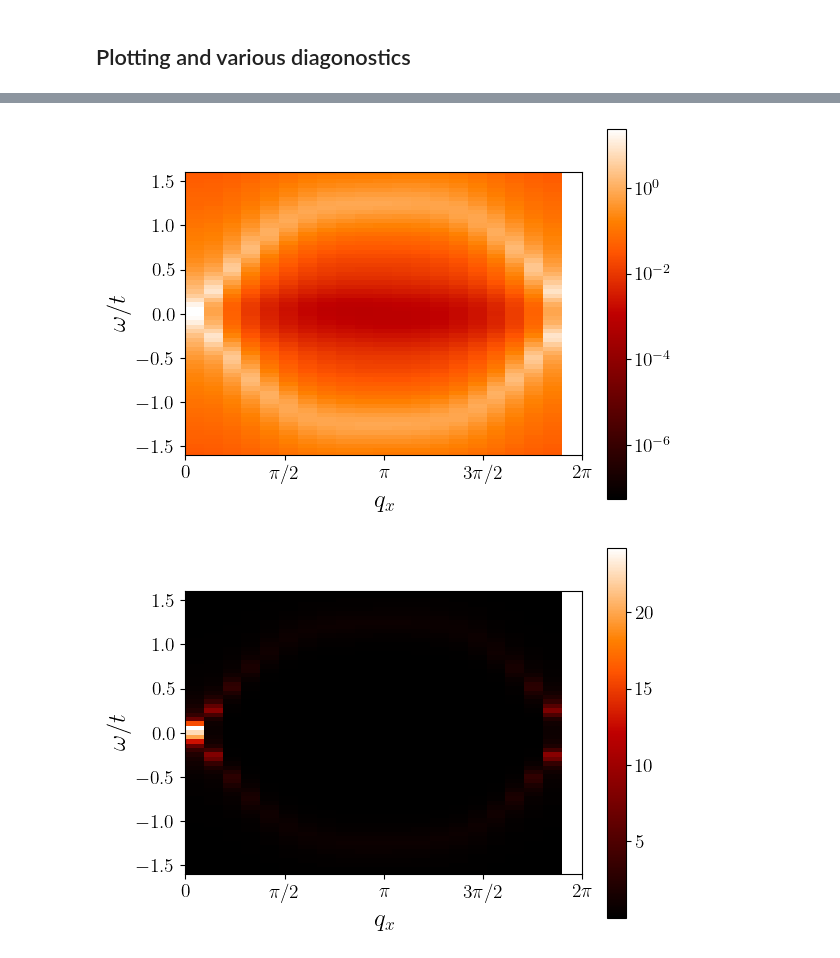
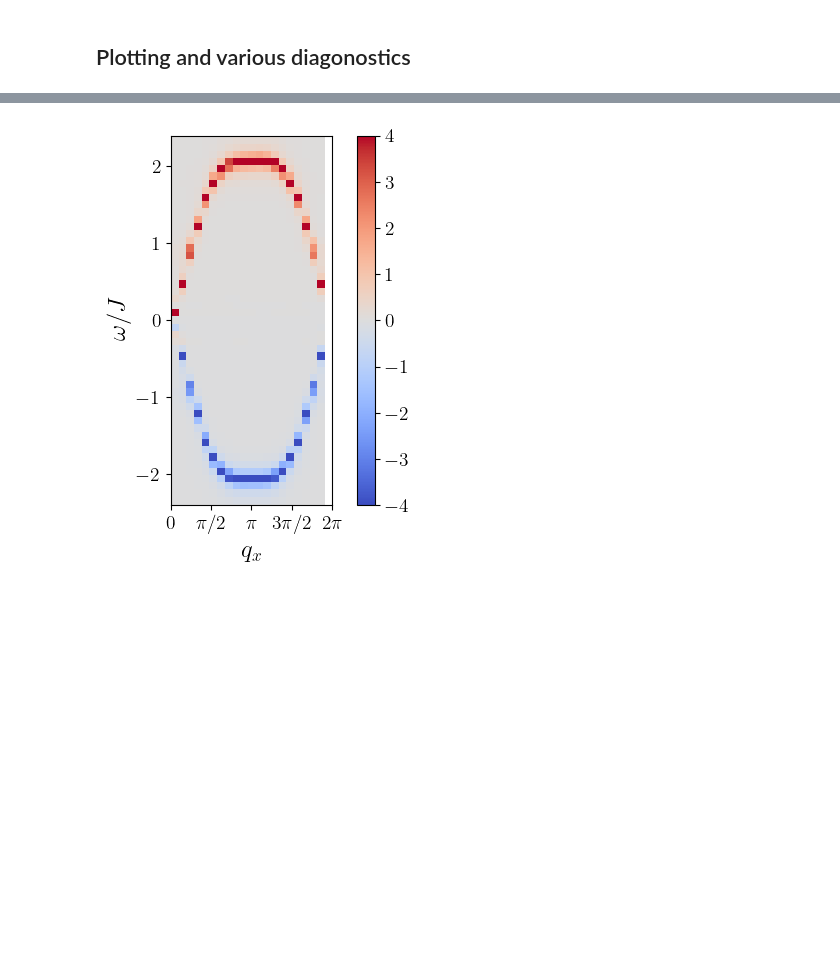
Before and after one commit to j-curtis/holes_and_magnons, a Jupyter notebook: Magnon_RPA_plots.ipynb, the cells around one changed output, grey strips where cells are left out. Cells and saved outputs as stored; diff of their text form; code cells hidden in the pictures; blank space fills up the shorter version.

```diff
--- a/Magnon_RPA_plots.ipynb
+++ b/Magnon_RPA_plots.ipynb
@@ -127,0 +26,5 @@ if True:
+# %%
+T = 0.11*rpa.t ##$ temperature
+U = 7.5*rpa.t ### Hubbard U (used to compute J)
+J = 4.*rpa.t**2/U ### Superexchange J
+mu = -3*rpa.t ### Chemical potential (controls doping)
@@ -128,22 +33,18 @@ if True:
 # %%
-T = 0.11*rpa.t
-U = 7.5*rpa.t
-J = 4.*rpa.t**2/U
-mu = -2.*rpa.t ### Chemical potential
+### Location of hole spectral functions
+holesDirectory = dataDirectory+"hole_spectra/03252025/"
+holesFile = "Hole_Spectral_functionJz0.05_alfa0.999_Nx20_Ny20"
 
-figDirectory = "../figures/"
-dataDirectory = "../data/"
+### Load in spectral function
+kxs,kys,ws,A = rpa.load_hole_spectrum(holesDirectory+holesFile)
 
-saveFigs = False
-
-holesDirectory = dataDirectory+"hole_spectra/03252025/"
-holesFile = "Hole_Spectral_functionJz0.05_alfa0.999_Nx20_Ny20"#"Hole_Spectral_functionJz0.05_alfa0.999_Nx20_Ny20"
-
-kxs,kys,ws,A = rpa.load_hole_spectrum(holesDirectory+holesFile)
+### Useful to make vectorized grids and keep track of sizes of arrays
 kxvs,kyvs,wvs = np.meshgrid(kxs,kys,ws)
 Nkx = len(kxs)
 Nky = len(kys)
 Nw = len(ws)
+
+### Compute doping
 delta = rpa.calc_density(kxs,kys,ws,A,mu,T)
 print("Hole doping: {d:0.1%}".format(d=delta))
 # %% [output]
@@ -155,7 +67,7 @@ Hole doping: 18.3%
 ImPi = rpa.calc_ImPi(kxs,kys,ws,A,mu,T)
 Pi = rpa.Kramers_Kronig(ws,ImPi)
 # %%
-### Magnon propagators
+### Magnon propagator
 magnon_kernel = rpa.RPA_kernel(kxs,kys,ws,Pi,J)
 magnon_propagator = np.zeros_like(magnon_kernel)
 spectra = np.zeros((Nkx,Nky,Nw))
@@ -164,6 +76,6 @@ for i in range(len(kxs)):
     for j in range(len(kys)):
         for k in range(len(ws)):
             magnon_propagator[:,:,i,j,k] = np.linalg.inv(magnon_kernel[:,:,i,j,k])
-            spectra[i,j,k] = np.imag( np.linalg.det(magnon_propagator[:,:,i,j,k]) )/np.pi
+            spectra[i,j,k] = ws[k]*np.imag( np.linalg.det(magnon_propagator[:,:,i,j,k]) )/np.pi
 # %% [markdown]
 ## Plotting and various diagonostics
@@ -254,21 +125,12 @@ if True:
 # %%
-plt.imshow(np.transpose(spectra[:,0,:]),origin='lower',extent=[kxs[0],kxs[-1],ws[0],ws[-1]],aspect=1.4,cmap='gist_heat',norm=mclr.LogNorm())
-plt.ylabel(r'$\omega/t$')
-plt.ylim(-3*J,3.*J)
+normed = mclr.Normalize(-4.,4.)
+plt.imshow(np.transpose(spectra[:,0,:]),origin='lower',extent=[kxs[0],kxs[-1],ws[0]/J,ws[-1]/J],cmap='coolwarm',aspect=3,norm=normed)
+plt.ylabel(r'$\omega/J$')
+plt.ylim(-4.5*J,4.5*J)
 plt.xlabel(r'$q_x$')
 plt.xticks([0,np.pi/2.,np.pi,3.*np.pi/2.,2.*np.pi],[r'0',r'$\pi/2$',r'$\pi$',r'$3\pi/2$',r'$2\pi$'])
 plt.colorbar()
 #if saveFigs: plt.savefig(figDirectory+"/Magnon_spectrum.pdf",bbox_inches='tight')
 plt.show()
-
-plt.imshow(np.transpose(spectra[:,0,:]),origin='lower',extent=[kxs[0],kxs[-1],ws[0],ws[-1]],aspect=1.4,cmap='gist_heat')
-plt.ylabel(r'$\omega/t$')
-plt.ylim(-3.*J,3.*J)
-plt.xlabel(r'$q_x$')
-plt.xticks([0,np.pi/2.,np.pi,3.*np.pi/2.,2.*np.pi],[r'0',r'$\pi/2$',r'$\pi$',r'$3\pi/2$',r'$2\pi$'])
-plt.colorbar()
-#if saveFigs: plt.savefig(figDirectory+"/Magnon_spectrum.pdf",bbox_inches='tight')
-plt.show()
 # %% [output]
-[figure, old version]
+[figure, new version]
-[figure, removed]
```
Also changed, not shown: parts of 17 cells of this notebook, 1 other file.
